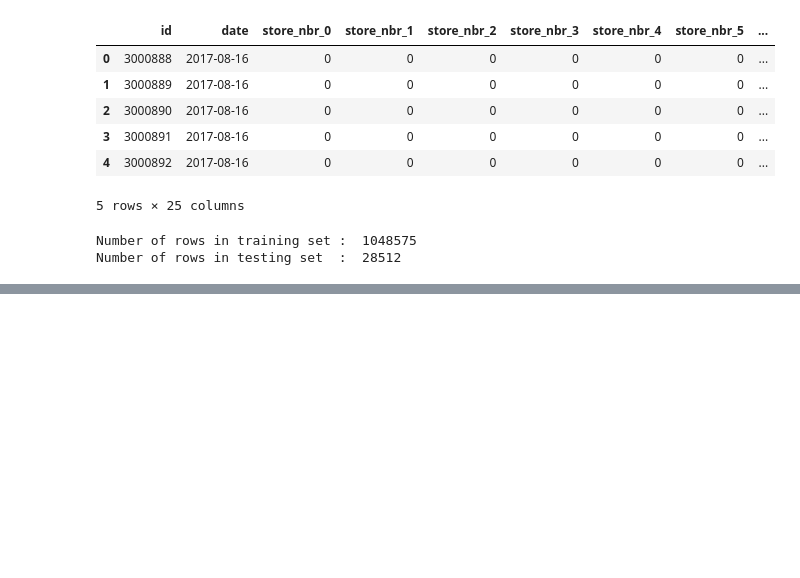
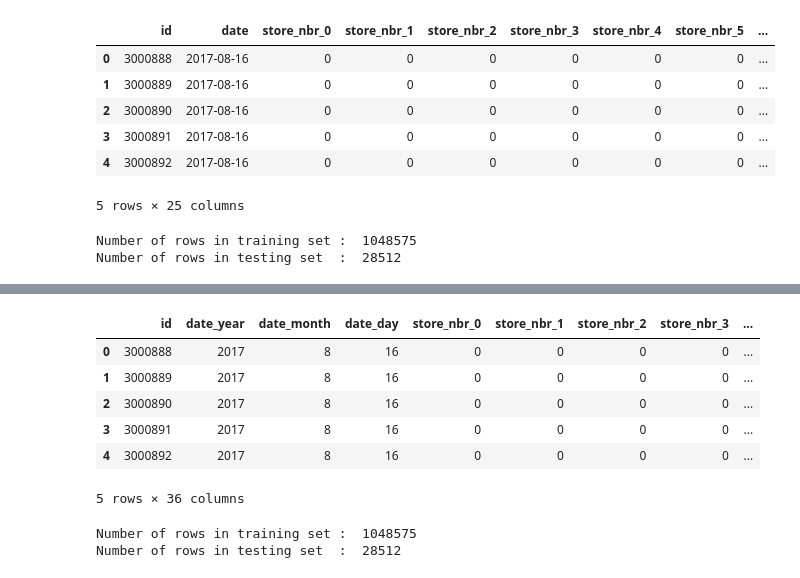
Before and after one commit to amith-vardhan99/kaggle, a Jupyter notebook: Store Sales - Time Series Forecasting/preprocess.ipynb, the cells around one changed output, grey strips where cells are left out. Cells and saved outputs as stored; diff of their text form; code cells hidden in the pictures; blank space fills up the shorter version.

```diff
--- a/Store Sales - Time Series Forecasting/preprocess.ipynb
+++ b/Store Sales - Time Series Forecasting/preprocess.ipynb
@@ -538,0 +851,21 @@ Number of rows in testing set  :  28512
+# %%
+y_year = lambda x: x.year
+map_year = map(y_year,df_test_11["date"])
+lis_year = list(map_year)
+
+y_month = lambda x: x.month
+map_month = map(y_month,df_test_11["date"])
+lis_month = list(map_month)
+
+y_day = lambda x: x.day
+map_day = map(y_day,df_test_11["date"])
+lis_day = list(map_day)
+
+df_test_12 = df_test_11.copy()
+df_test_12.drop("date",axis=1,inplace=True)
+
+df_test_12["date_year"] = lis_year
+df_test_12["date_month"] = lis_month
+df_test_12["date_day"] = lis_day
+
+df_test_12 = df_test_12[["id","date_year","date_month","date_day","store_nbr_0","store_nbr_1","store_nbr_2","store_nbr_3","store_nbr_4","store_nbr_5","family_0","family_1","family_2","family_3","family_4","family_5","onpromotion","city_0","city_1","city_2","city_3","city_4","state_0","state_1","state_2","state_3","type_0","type_1","type_2",'cluster_0', 'cluster_1', 'cluster_2', 'cluster_3', 'cluster_4',"dcoilwtico","holiday?"]]
@@ -538,0 +882,16 @@ Number of rows in testing set  :  28512
+# %%
+df_test_12.head()
+# %% [output]
+|  | id | date_year | date_month | date_day | store_nbr_0 | store_nbr_1 | store_nbr_2 | store_nbr_3 | ... |
+| 0 | 3000888 | 2017 | 8 | 16 | 0 | 0 | 0 | 0 | ... |
+| 1 | 3000889 | 2017 | 8 | 16 | 0 | 0 | 0 | 0 | ... |
+| 2 | 3000890 | 2017 | 8 | 16 | 0 | 0 | 0 | 0 | ... |
+| 3 | 3000891 | 2017 | 8 | 16 | 0 | 0 | 0 | 0 | ... |
+| 4 | 3000892 | 2017 | 8 | 16 | 0 | 0 | 0 | 0 | ... |
+5 rows × 36 columns
+# %%
+print("Number of rows in training set : ",len(df_train_12))
+print("Number of rows in testing set  : ",len(df_test_12))
+# %% [output]
+Number of rows in training set :  1048575
+Number of rows in testing set  :  28512
```
Also changed, not shown: parts of 50 cells of this notebook.
